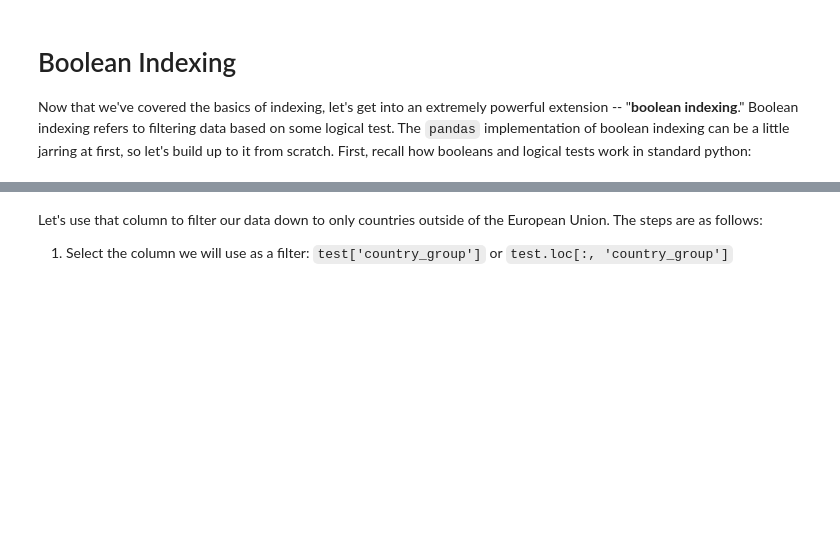
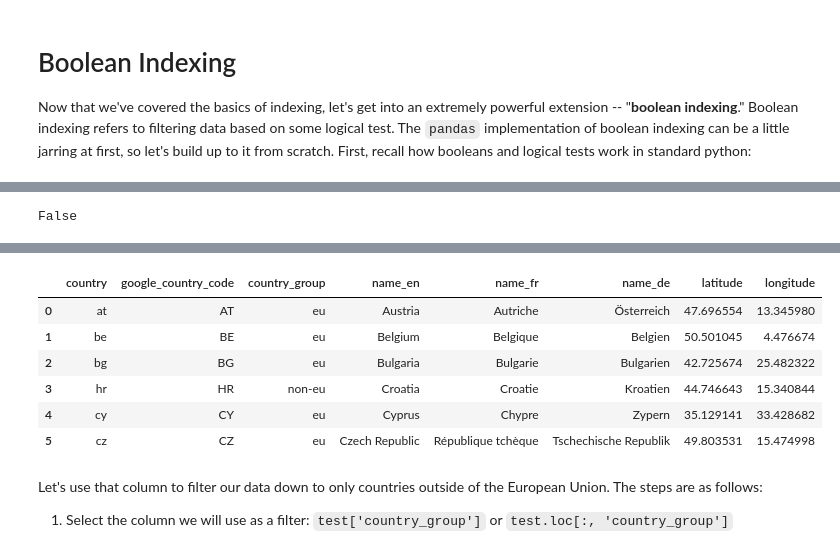
Before and after one commit to dlab-berkeley/Python-Data-Wrangling, a Jupyter notebook: lessons/01_python_data_wrangling.ipynb, the cells around one changed output, grey strips where cells are left out. Drawn from its saved outputs; the diff is of its cells as text; code cells hidden in the pictures; blank space fills up the shorter version.

```diff
--- a/lessons/01_python_data_wrangling.ipynb
+++ b/lessons/01_python_data_wrangling.ipynb
@@ -224,5 +358,7 @@ Now that we've covered the basics of indexing, let's get into an extremely power
 # %%
-7 > 3
+7 > 7
+# %% [output]
+False
 # %% [markdown]
 We will use that same style of logical test in `pandas` to execute boolean indexing.
 
@@ -233,6 +369,16 @@ Notice in the `countries` dataframe pictured below that we have a column, `count
 # Create a smaller test dataframe
 # to show how boolean indexing works
 test = countries.loc[:5, :]
+# %%
+test
+# %% [output]
+|  | country | google_country_code | country_group | name_en | name_fr | name_de | latitude | longitude |
+| 0 | at | AT | eu | Austria | Autriche | Österreich | 47.696554 | 13.345980 |
+| 1 | be | BE | eu | Belgium | Belgique | Belgien | 50.501045 | 4.476674 |
+| 2 | bg | BG | eu | Bulgaria | Bulgarie | Bulgarien | 42.725674 | 25.482322 |
+| 3 | hr | HR | non-eu | Croatia | Croatie | Kroatien | 44.746643 | 15.340844 |
+| 4 | cy | CY | eu | Cyprus | Chypre | Zypern | 35.129141 | 33.428682 |
+| 5 | cz | CZ | eu | Czech Republic | République tchèque | Tschechische Republik | 49.803531 | 15.474998 |
 # %% [markdown]
 Let's use that column to filter our data down to only countries outside of the European Union. The steps are as follows:
 1. Select the column we will use as a filter: `test['country_group']` or `test.loc[:, 'country_group']`
```
Also changed, not shown: parts of 35 cells of this notebook, 2 other files.
